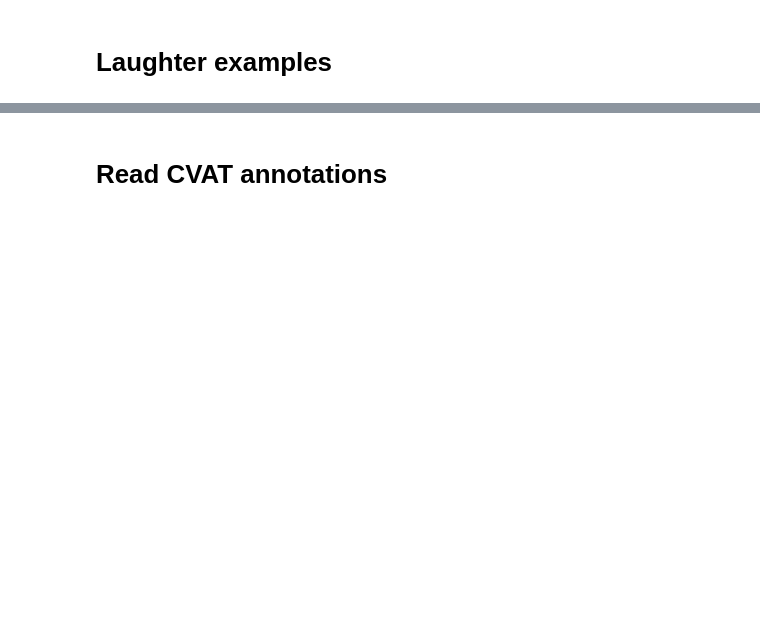
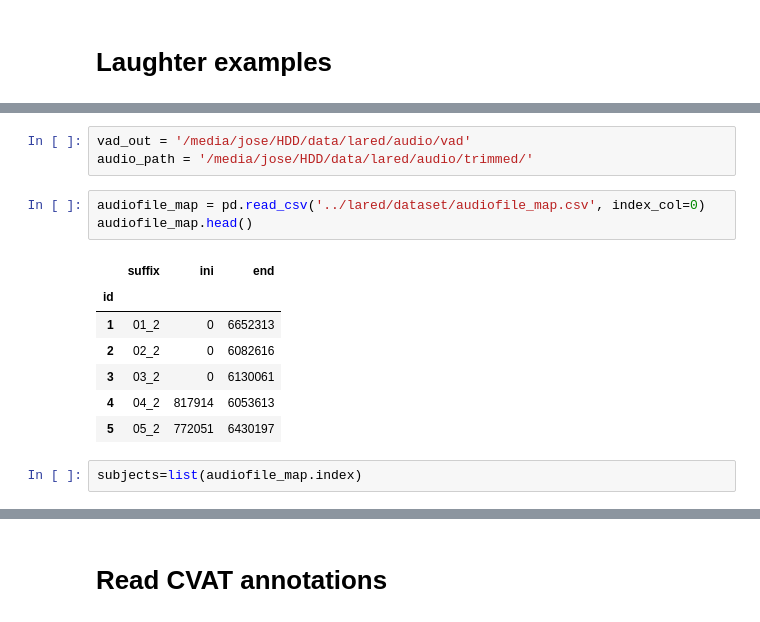
Before and after one commit to josedvq/lared-laughter, a Jupyter notebook: create_examples.ipynb, the cells around one changed output, grey strips where cells are left out. Drawn from its saved outputs; the diff is of its cells as text; blank space fills up the shorter version.

```diff
--- a/create_examples.ipynb
+++ b/create_examples.ipynb
@@ -139,0 +127,16 @@ chosen_examples = sorted(chosen_examples, key=lambda ex: ex.pid)
+# %%
+vad_out = '/media/jose/HDD/data/lared/audio/vad'
+audio_path = '/media/jose/HDD/data/lared/audio/trimmed/'
+# %%
+audiofile_map = pd.read_csv('../lared/dataset/audiofile_map.csv', index_col=0)
+audiofile_map.head()
+# %% [output]
+|  | suffix | ini | end |
+| id |  |  |  |
+| 1 | 01_2 | 0 | 6652313 |
+| 2 | 02_2 | 0 | 6082616 |
+| 3 | 03_2 | 0 | 6130061 |
+| 4 | 04_2 | 817914 | 6053613 |
+| 5 | 05_2 | 772051 | 6430197 |
+# %%
+subjects=list(audiofile_map.index)
```
Also changed, not shown: parts of 55 cells of this notebook, 8 other files.
